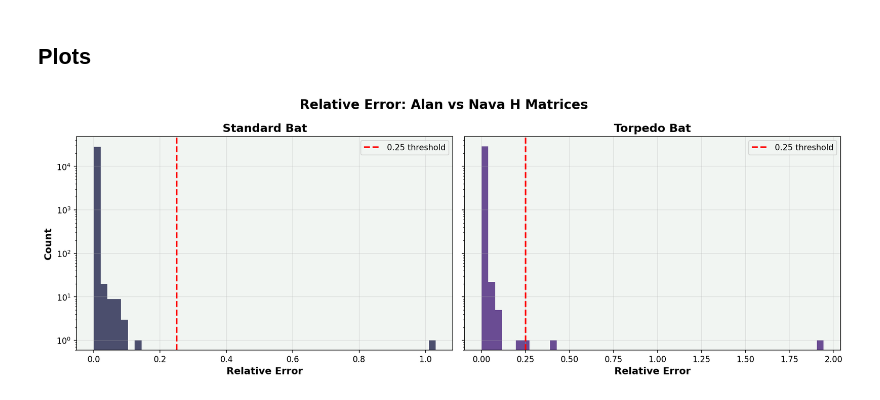
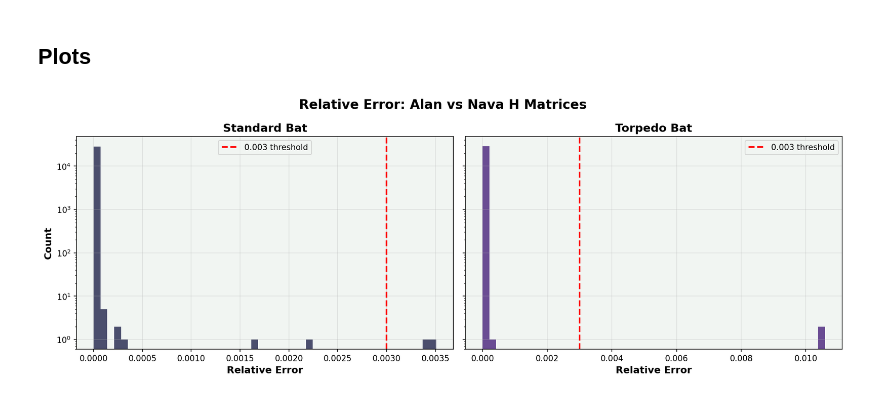
Before and after one commit to navawolfish/bat-ball-collision-model, a Jupyter notebook: testing_H.ipynb, the cells around one changed output. Saved outputs shown, nothing was run; the diff lists cells and outputs as text; code cells hidden in the pictures.

```diff
--- a/testing_H.ipynb
+++ b/testing_H.ipynb
@@ -31,6 +31,9 @@ colors = plt.get_cmap('tab10').colors
 #turn colors into a list
 colors = [colors[i] for i in range(len(colors))]
 colors = ['#EFA00B', '#439775', '#4B4E6D', '#6A4C93', '#FAC8CD', '#9BC1BC', '#5D737E', '#D9BF77', '#ACD8AA', '#FFE156']
+# %%
+#set discrepancy tolerance
+tol = 0.003
 # %% [markdown]
 ## **Standard Bat**
 # %%
@@ -428,30 +432,30 @@ disc_df
 # %%
 # Relative error side-by-side: Standard vs Torpedo
 rel_error_S = np.abs(H_alan - H_nava) / (np.abs(H_alan) + 1e-10)
 rel_error_T = np.abs(H_alanT - H_navaT) / (np.abs(H_alanT) + 1e-10)
 
 fig, (ax1, ax2) = plt.subplots(1, 2, figsize=(14, 5), sharey=True)
 
 ax1.hist(rel_error_S.flatten(), bins=50, color=colors[2])
-ax1.axvline(x=0.25, color='red', linestyle='--', label='0.25 threshold')
+ax1.axvline(x=tol, color='red', linestyle='--', label=f'{tol} threshold')
 ax1.set_xlabel('Relative Error')
 ax1.set_ylabel('Count')
 ax1.set_yscale('log')
 ax1.set_title('Standard Bat')
 ax1.legend()
 
 ax2.hist(rel_error_T.flatten(), bins=50, color=colors[3])
-ax2.axvline(x=0.25, color='red', linestyle='--', label='0.25 threshold')
+ax2.axvline(x=tol, color='red', linestyle='--', label=f'{tol} threshold')
 ax2.set_xlabel('Relative Error')
 ax2.set_yscale('log')
 ax2.set_title('Torpedo Bat')
 ax2.legend()
 
 fig.suptitle('Relative Error: Alan vs Nava H Matrices', fontsize=16, fontweight='bold')
 plt.tight_layout()
 plt.savefig('midterm_report/plots/rel_error.pdf')
 plt.show()
 # %% [output]
-[figure, old version]
+[figure, new version]
 # %%
 disc_df.to_csv('midterm_report/err.csv')
```
Also changed, not shown: parts of 11 cells of this notebook, 1 other file.
